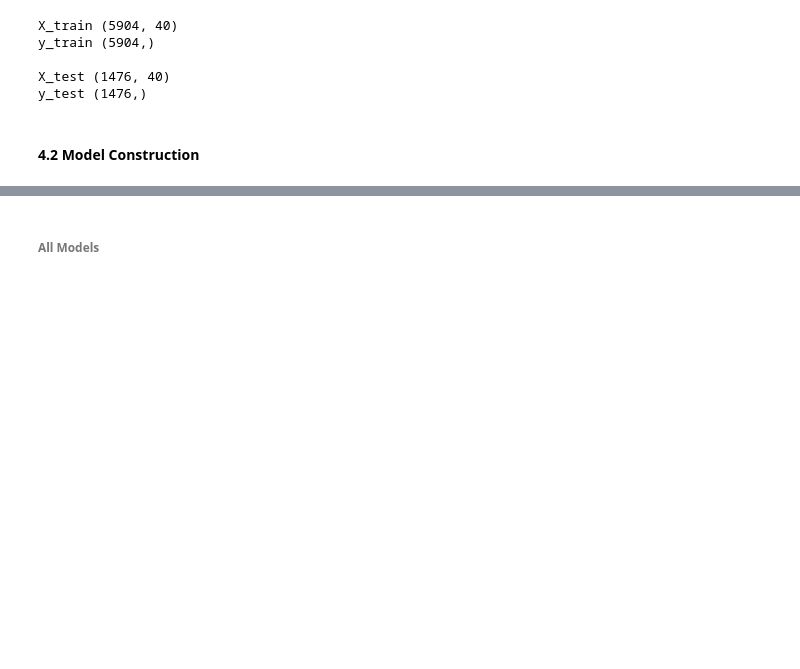
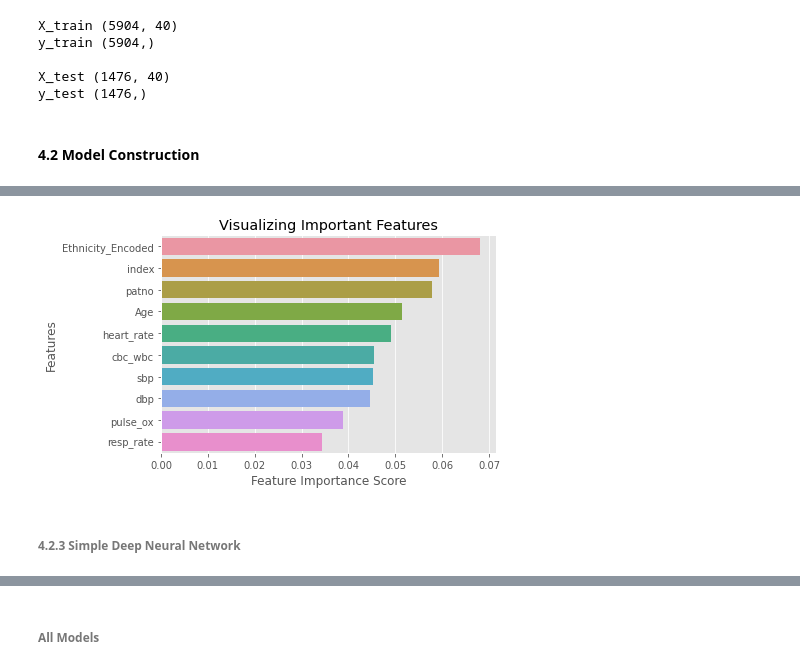
Before and after one commit to iainmuir6/Machine-Learning-with-Coronavirus-Data, a Jupyter notebook: ml_covid_research_w2.ipynb, the cells around one changed output, grey strips where cells are left out. Drawn from its saved outputs; the diff is of its cells as text; code cells hidden in the pictures; blank space fills up the shorter version.

```diff
--- a/ml_covid_research_w2.ipynb
+++ b/ml_covid_research_w2.ipynb
@@ -828 +823,12 @@ Call initializer instance with the dtype argument instead of passing it to the c
+# %%
+feature_importance = pd.Series(rfc.feature_importances_,index=top_n_features).sort_values(ascending=False).iloc[:10]
+sns.barplot(x=feature_importance, y=feature_importance.index)
+plt.xlabel('Feature Importance Score')
+plt.ylabel('Features')
+plt.title("Visualizing Important Features")
+plt.show()
+# %% [output]
+[figure, added]
+# %% [markdown]
+###### 4.2.3 Simple Deep Neural Network <a class="anchor" id="dnn"></a>
 # %%
```
Also changed, not shown: parts of 64 cells of this notebook.
